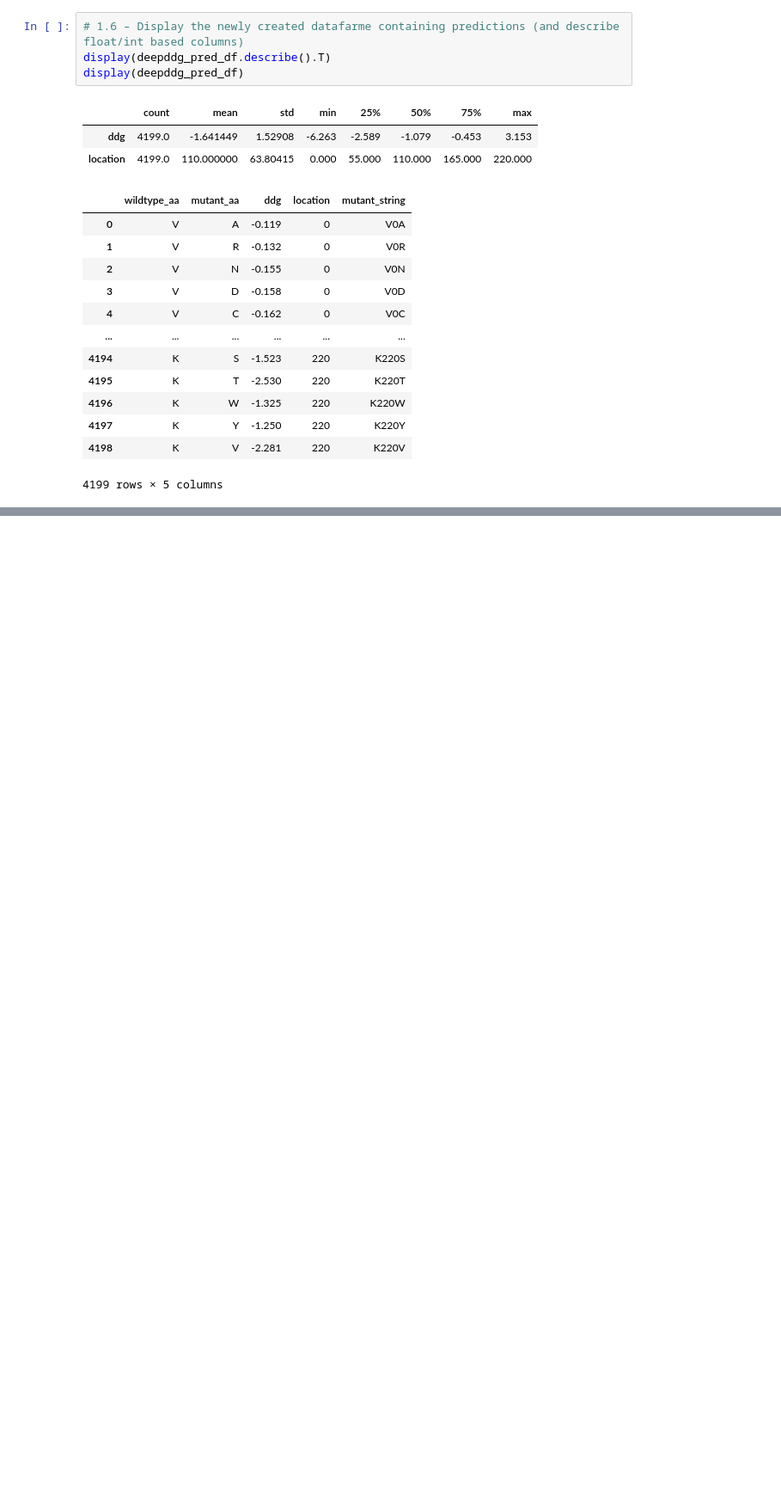
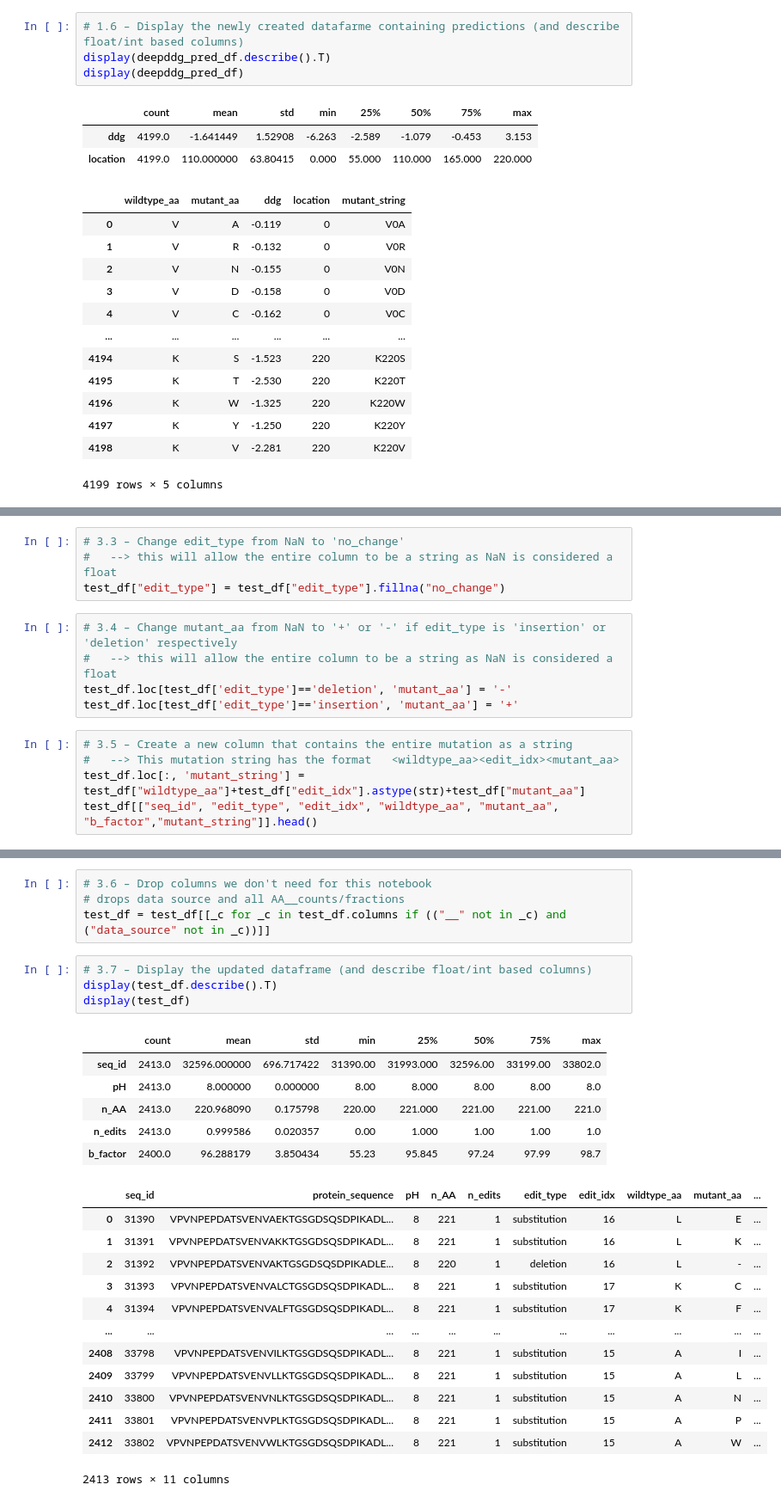
Before and after one commit to mattocanas/Novozyme-Stability-Prediction, a Jupyter notebook: Main.ipynb, the cells around one changed output, grey strips where cells are left out. Shown at 86% size. Cells and saved outputs as stored; diff of their text form; blank space fills up the shorter version.

```diff
--- a/Main.ipynb
+++ b/Main.ipynb
@@ -1051,0 +1147,14 @@ display(deepddg_pred_df)
+# %%
+# 3.3 – Change edit_type from NaN to 'no_change'
+#   --> this will allow the entire column to be a string as NaN is considered a float
+test_df["edit_type"] = test_df["edit_type"].fillna("no_change")
+# %%
+# 3.4 – Change mutant_aa from NaN to '+' or '-' if edit_type is 'insertion' or 'deletion' respectively
+#   --> this will allow the entire column to be a string as NaN is considered a float
+test_df.loc[test_df['edit_type']=='deletion', 'mutant_aa'] = '-'
+test_df.loc[test_df['edit_type']=='insertion', 'mutant_aa'] = '+'
+# %%
+# 3.5 – Create a new column that contains the entire mutation as a string
+#   --> This mutation string has the format   <wildtype_aa><edit_idx><mutant_aa>
+test_df.loc[:, 'mutant_string'] =  test_df["wildtype_aa"]+test_df["edit_idx"].astype(str)+test_df["mutant_aa"]
+test_df[["seq_id", "edit_type", "edit_idx", "wildtype_aa", "mutant_aa", "b_factor","mutant_string"]].head()
@@ -1051,0 +1168,28 @@ display(deepddg_pred_df)
+# %%
+# 3.6 – Drop columns we don't need for this notebook
+# drops data source and all AA__counts/fractions
+test_df = test_df[[_c for _c in test_df.columns if (("__" not in _c) and ("data_source" not in _c))]]
+# %%
+# 3.7 – Display the updated dataframe (and describe float/int based columns)
+display(test_df.describe().T)
+display(test_df)
+# %% [output]
+|  | count | mean | std | min | 25% | 50% | 75% | max |
+| seq_id | 2413.0 | 32596.000000 | 696.717422 | 31390.00 | 31993.000 | 32596.00 | 33199.00 | 33802.0 |
+| pH | 2413.0 | 8.000000 | 0.000000 | 8.00 | 8.000 | 8.00 | 8.00 | 8.0 |
+| n_AA | 2413.0 | 220.968090 | 0.175798 | 220.00 | 221.000 | 221.00 | 221.00 | 221.0 |
+| n_edits | 2413.0 | 0.999586 | 0.020357 | 0.00 | 1.000 | 1.00 | 1.00 | 1.0 |
+| b_factor | 2400.0 | 96.288179 | 3.850434 | 55.23 | 95.845 | 97.24 | 97.99 | 98.7 |
+|  | seq_id | protein_sequence | pH | n_AA | n_edits | edit_type | edit_idx | wildtype_aa | mutant_aa | ... |
+| 0 | 31390 | VPVNPEPDATSVENVAEKTGSGDSQSDPIKADL... | 8 | 221 | 1 | substitution | 16 | L | E | ... |
+| 1 | 31391 | VPVNPEPDATSVENVAKKTGSGDSQSDPIKADL... | 8 | 221 | 1 | substitution | 16 | L | K | ... |
+| 2 | 31392 | VPVNPEPDATSVENVAKTGSGDSQSDPIKADLE... | 8 | 220 | 1 | deletion | 16 | L | - | ... |
+| 3 | 31393 | VPVNPEPDATSVENVALCTGSGDSQSDPIKADL... | 8 | 221 | 1 | substitution | 17 | K | C | ... |
+| 4 | 31394 | VPVNPEPDATSVENVALFTGSGDSQSDPIKADL... | 8 | 221 | 1 | substitution | 17 | K | F | ... |
+| ... | ... | ... | ... | ... | ... | ... | ... | ... | ... | ... |
+| 2408 | 33798 | VPVNPEPDATSVENVILKTGSGDSQSDPIKADL... | 8 | 221 | 1 | substitution | 15 | A | I | ... |
+| 2409 | 33799 | VPVNPEPDATSVENVLLKTGSGDSQSDPIKADL... | 8 | 221 | 1 | substitution | 15 | A | L | ... |
+| 2410 | 33800 | VPVNPEPDATSVENVNLKTGSGDSQSDPIKADL... | 8 | 221 | 1 | substitution | 15 | A | N | ... |
+| 2411 | 33801 | VPVNPEPDATSVENVPLKTGSGDSQSDPIKADL... | 8 | 221 | 1 | substitution | 15 | A | P | ... |
+| 2412 | 33802 | VPVNPEPDATSVENVWLKTGSGDSQSDPIKADL... | 8 | 221 | 1 | substitution | 15 | A | W | ... |
+2413 rows × 11 columns
```
Also changed, not shown: parts of 21 cells of this notebook.
